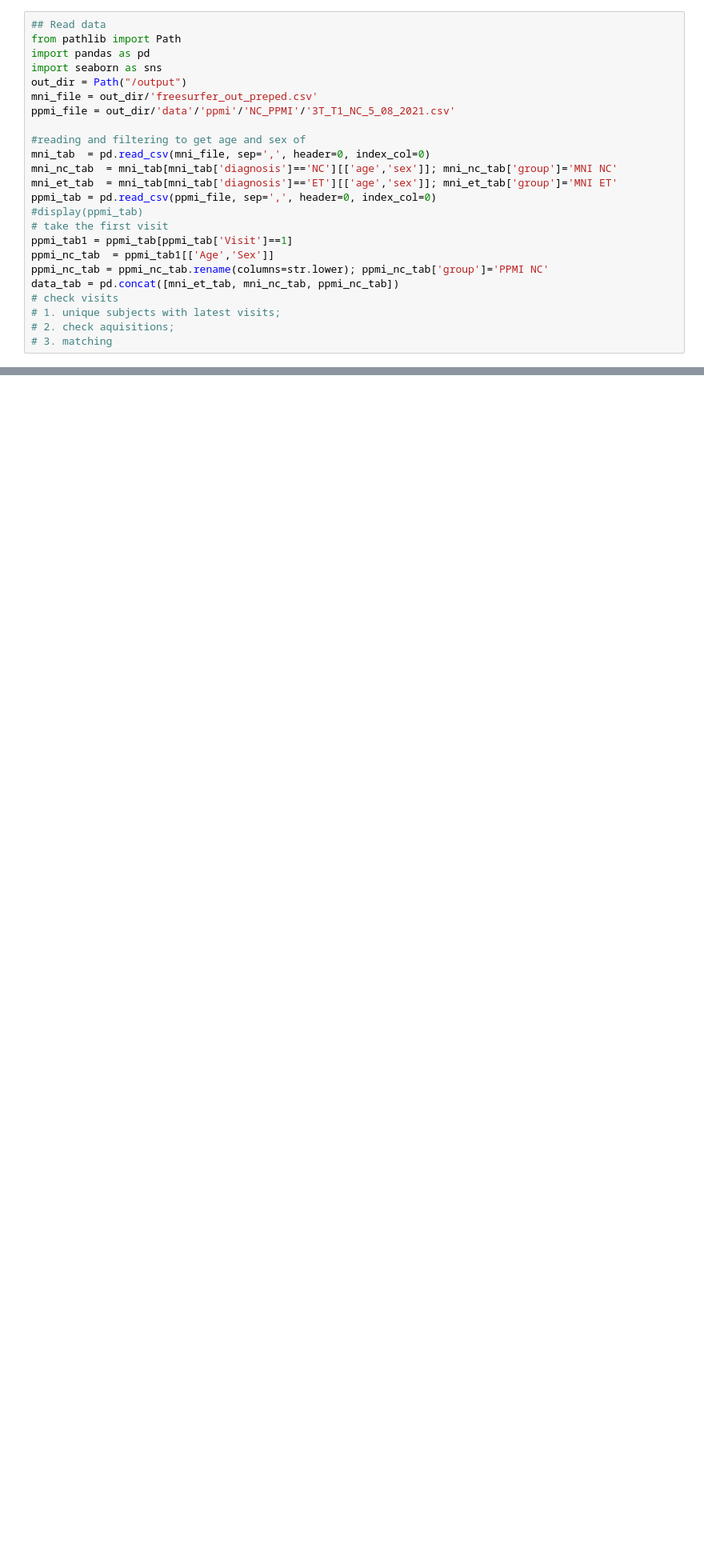
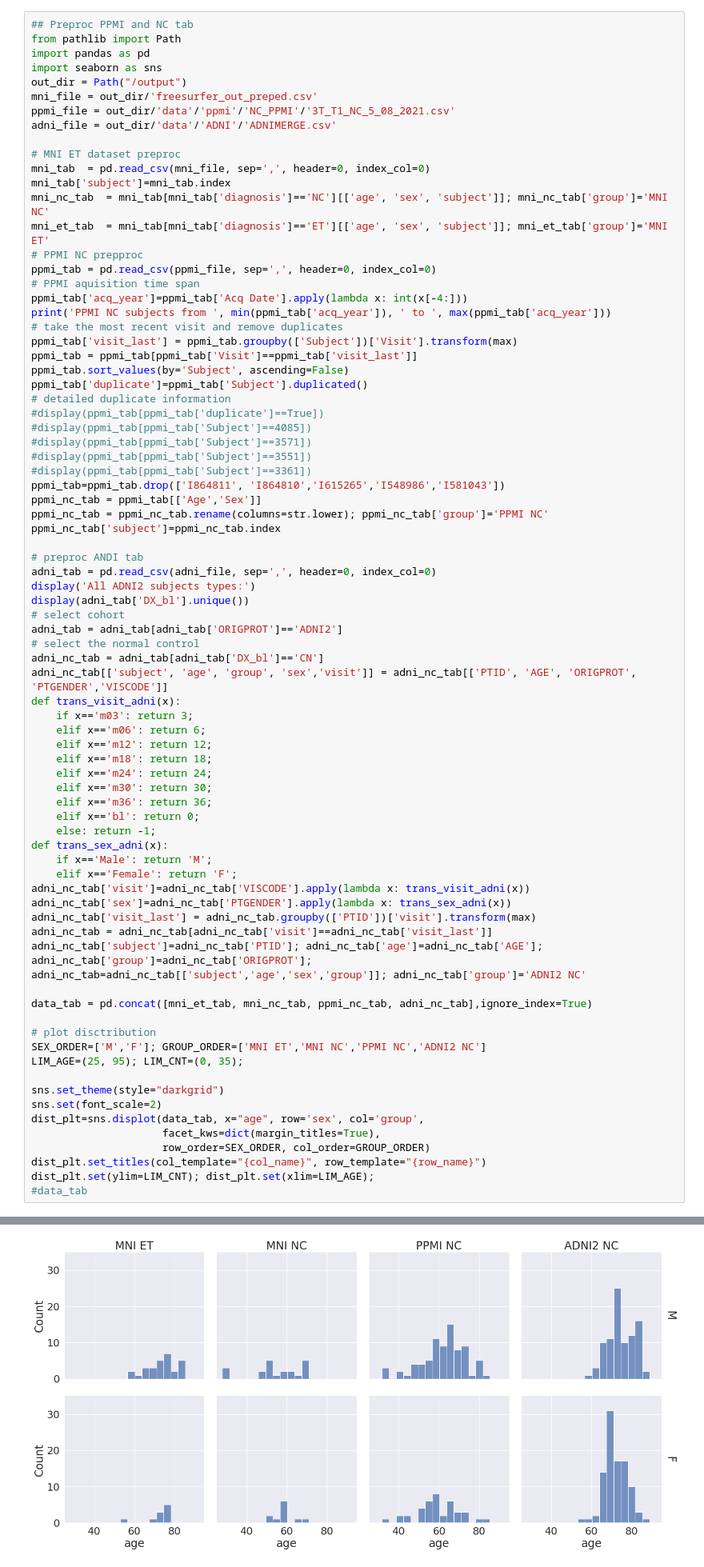
Before and after one commit to Vincent-wq/Replicability-of-PD-ICA, a Jupyter notebook: codes/devel/cerebellum_confounder/ppmi_matching.ipynb, the cells around one changed output, grey strips where cells are left out. Shown at 80% size. Saved outputs shown, nothing was run; the diff lists cells and outputs as text; blank space fills up the shorter version.

Commit message:
reorganize matching into 1 function

```diff
--- a/codes/devel/cerebellum_confounder/ppmi_matching.ipynb
+++ b/codes/devel/cerebellum_confounder/ppmi_matching.ipynb
@@ -1,25 +1,80 @@
 # %%
-## Read data
+## Preproc PPMI and NC tab
 from pathlib import Path
 import pandas as pd
 import seaborn as sns
 out_dir = Path("/output")
 mni_file = out_dir/'freesurfer_out_preped.csv'
 ppmi_file = out_dir/'data'/'ppmi'/'NC_PPMI'/'3T_T1_NC_5_08_2021.csv'
+adni_file = out_dir/'data'/'ADNI'/'ADNIMERGE.csv'
 
-#reading and filtering to get age and sex of
+# MNI ET dataset preproc
 mni_tab  = pd.read_csv(mni_file, sep=',', header=0, index_col=0)
-mni_nc_tab  = mni_tab[mni_tab['diagnosis']=='NC'][['age','sex']]; mni_nc_tab['group']='MNI NC'
-mni_et_tab  = mni_tab[mni_tab['diagnosis']=='ET'][['age','sex']]; mni_et_tab['group']='MNI ET'
+mni_tab['subject']=mni_tab.index
+mni_nc_tab  = mni_tab[mni_tab['diagnosis']=='NC'][['age', 'sex', 'subject']]; mni_nc_tab['group']='MNI NC'
+mni_et_tab  = mni_tab[mni_tab['diagnosis']=='ET'][['age', 'sex', 'subject']]; mni_et_tab['group']='MNI ET'
+# PPMI NC prepproc
 ppmi_tab = pd.read_csv(ppmi_file, sep=',', header=0, index_col=0)
-#display(ppmi_tab)
-# take the first visit
-ppmi_tab1 = ppmi_tab[ppmi_tab['Visit']==1]
-ppmi_nc_tab  = ppmi_tab1[['Age','Sex']]
+# PPMI aquisition time span
+ppmi_tab['acq_year']=ppmi_tab['Acq Date'].apply(lambda x: int(x[-4:]))
+print('PPMI NC subjects from ', min(ppmi_tab['acq_year']), ' to ', max(ppmi_tab['acq_year']))
+# take the most recent visit and remove duplicates
+ppmi_tab['visit_last'] = ppmi_tab.groupby(['Subject'])['Visit'].transform(max)
+ppmi_tab = ppmi_tab[ppmi_tab['Visit']==ppmi_tab['visit_last']]
+ppmi_tab.sort_values(by='Subject', ascending=False)
+ppmi_tab['duplicate']=ppmi_tab['Subject'].duplicated()
+# detailed duplicate information
+#display(ppmi_tab[ppmi_tab['duplicate']==True])
+#display(ppmi_tab[ppmi_tab['Subject']==4085])
+#display(ppmi_tab[ppmi_tab['Subject']==3571])
+#display(ppmi_tab[ppmi_tab['Subject']==3551])
+#display(ppmi_tab[ppmi_tab['Subject']==3361])
+ppmi_tab=ppmi_tab.drop(['I864811', 'I864810','I615265','I548986','I581043'])
+ppmi_nc_tab = ppmi_tab[['Age','Sex']]
 ppmi_nc_tab = ppmi_nc_tab.rename(columns=str.lower); ppmi_nc_tab['group']='PPMI NC'
-data_tab = pd.concat([mni_et_tab, mni_nc_tab, ppmi_nc_tab])
-# check visits
-# 1. unique subjects with latest visits;
-# 2. check aquisitions;
-# 3. matching
+ppmi_nc_tab['subject']=ppmi_nc_tab.index
+
+# preproc ANDI tab
+adni_tab = pd.read_csv(adni_file, sep=',', header=0, index_col=0)
+display('All ADNI2 subjects types:')
+display(adni_tab['DX_bl'].unique())
+# select cohort
+adni_tab = adni_tab[adni_tab['ORIGPROT']=='ADNI2']
+# select the normal control
+adni_nc_tab = adni_tab[adni_tab['DX_bl']=='CN']
+adni_nc_tab[['subject', 'age', 'group', 'sex','visit']] = adni_nc_tab[['PTID', 'AGE', 'ORIGPROT', 'PTGENDER','VISCODE']]
+def trans_visit_adni(x):
+    if x=='m03': return 3;
+    elif x=='m06': return 6;
+    elif x=='m12': return 12;
+    elif x=='m18': return 18;
+    elif x=='m24': return 24;
+    elif x=='m30': return 30;
+    elif x=='m36': return 36;
+    elif x=='bl': return 0;
+    else: return -1;
+def trans_sex_adni(x):
+    if x=='Male': return 'M';
+    elif x=='Female': return 'F';
+adni_nc_tab['visit']=adni_nc_tab['VISCODE'].apply(lambda x: trans_visit_adni(x))
+adni_nc_tab['sex']=adni_nc_tab['PTGENDER'].apply(lambda x: trans_sex_adni(x))
+adni_nc_tab['visit_last'] = adni_nc_tab.groupby(['PTID'])['visit'].transform(max)
+adni_nc_tab = adni_nc_tab[adni_nc_tab['visit']==adni_nc_tab['visit_last']]
+adni_nc_tab['subject']=adni_nc_tab['PTID']; adni_nc_tab['age']=adni_nc_tab['AGE']; adni_nc_tab['group']=adni_nc_tab['ORIGPROT'];
+adni_nc_tab=adni_nc_tab[['subject','age','sex','group']]; adni_nc_tab['group']='ADNI2 NC'
+
+data_tab = pd.concat([mni_et_tab, mni_nc_tab, ppmi_nc_tab, adni_nc_tab],ignore_index=True)
+
+# plot disctribution
+SEX_ORDER=['M','F']; GROUP_ORDER=['MNI ET','MNI NC','PPMI NC','ADNI2 NC']
+LIM_AGE=(25, 95); LIM_CNT=(0, 35);
+
+sns.set_theme(style="darkgrid")
+sns.set(font_scale=2)
+dist_plt=sns.displot(data_tab, x="age", row='sex', col='group',
+                     facet_kws=dict(margin_titles=True),
+                     row_order=SEX_ORDER, col_order=GROUP_ORDER)
+dist_plt.set_titles(col_template="{col_name}", row_template="{row_name}")
+dist_plt.set(ylim=LIM_CNT); dist_plt.set(xlim=LIM_AGE);
+#data_tab
 # %% [output]
@@ -30,0 +101 @@ or from the matplotlib source distribution
+[figure, added]
```
Also changed, not shown: parts of 14 cells of this notebook.
